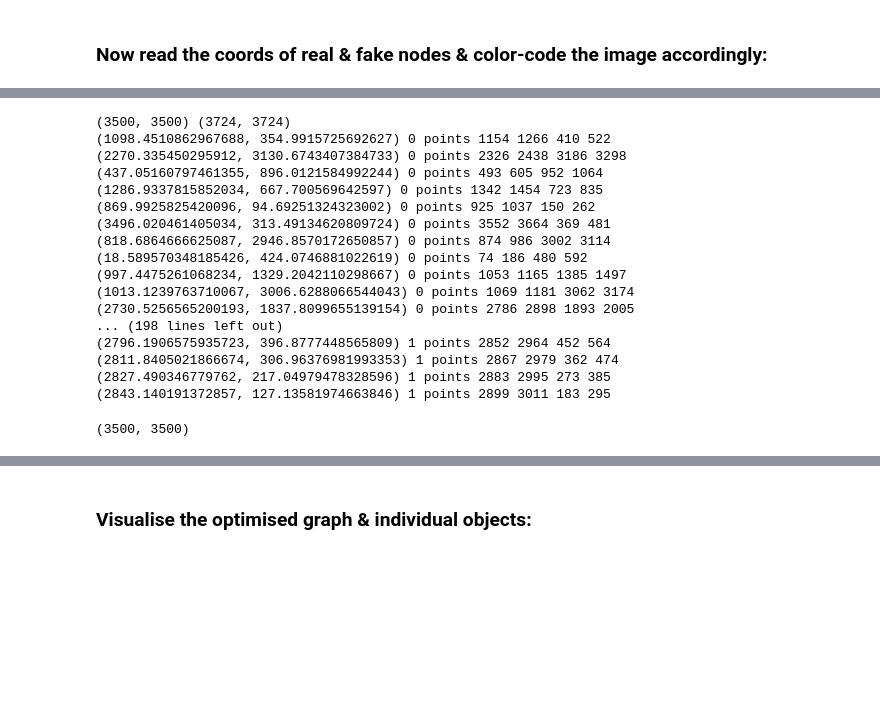
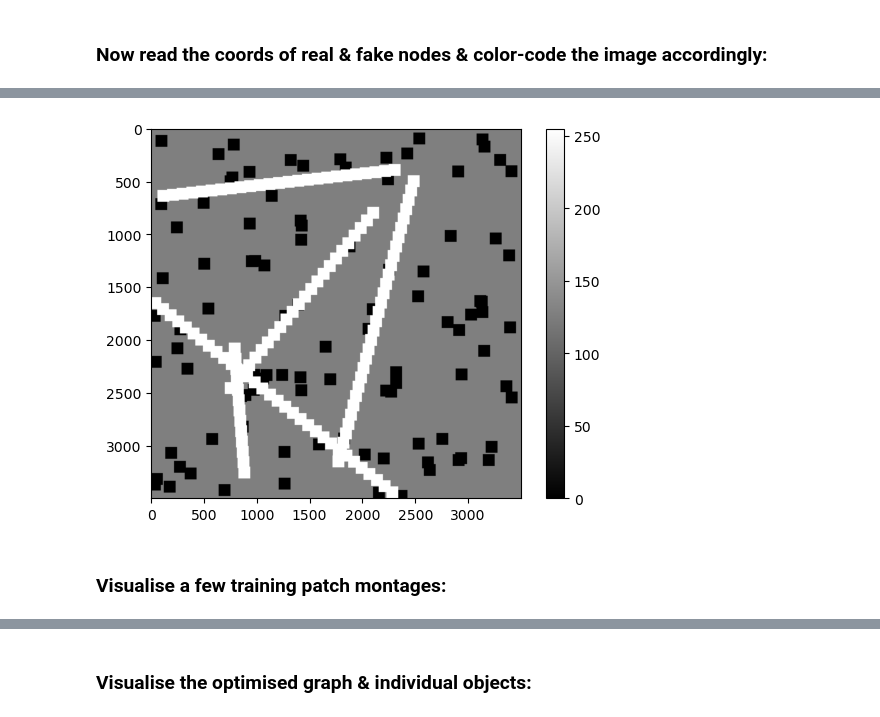
Before and after one commit to alan-turing-institute/grace, a Jupyter notebook: notebooks/optimise_image.ipynb, the cells around one changed output, grey strips where cells are left out. Drawn from its saved outputs; the diff is of its cells as text; code cells hidden in the pictures; blank space fills up the shorter version.

Commit message:
Fake dataset run.py

```diff
--- a/notebooks/optimise_image.ipynb
+++ b/notebooks/optimise_image.ipynb
@@ -141,41 +151,39 @@ real_coords.shape
 # %%
-patch_shape = (112, 112)
-patch_black = np.zeros(shape=patch_shape, dtype=image.dtype)
-patch_white = np.ones(shape=patch_shape, dtype=image.dtype)
+def synthesize_image_from_graph(G: nx.Graph, image_value: float, image_shape: tuple[int, int], patch_shape: tuple[int, int]):
+    """ Synthesizes a 2D fake image of specified shape with
+        white patch centres of real nodes (belonging to an object)
+        and black patch centres of fake nodes (random noisy nodes).
+    """
 
-img = np.pad(image, pad_width=patch_shape, mode='constant', constant_values=value)
-print (image.shape, img.shape)
+    # Create a fake image:
+    img = create_blank_image(image_value=image_value, image_shape=image_shape)
+    img = np.pad(img, pad_width=patch_shape, mode='constant', constant_values=value)
+    # print (image.shape, img.shape)
 
-for _, node in G.nodes.data():
-    coords = node[GraphAttrs.NODE_X], node[GraphAttrs.NODE_Y]
-    st_x, en_x = int(coords[0]) + patch_shape[0] - patch_shape[0] // 2, int(coords[0]) + patch_shape[0] + patch_shape[0] // 2
-    st_y, en_y = int(coords[1]) + patch_shape[1] - patch_shape[1] // 2, int(coords[1]) + patch_shape[1] + patch_shape[1] // 2
+    patch_black = np.zeros(shape=patch_shape, dtype=image.dtype)
+    patch_white = np.ones(shape=patch_shape, dtype=image.dtype) * 255
 
-    print (coords, node['label'], "points", st_x, en_x, st_y, en_y)
+    for _, node in G.nodes.data():
+        coords = node[GraphAttrs.NODE_X], node[GraphAttrs.NODE_Y]
+        st_x, en_x = int(coords[0]) + patch_shape[0] - patch_shape[0] // 2, int(coords[0]) + patch_shape[0] + patch_shape[0] // 2
+        st_y, en_y = int(coords[1]) + patch_shape[1] - patch_shape[1] // 2, int(coords[1]) + patch_shape[1] + patch_shape[1] // 2
 
-    if node['label'] > 0:  # real
-        img[st_x:en_x, st_y:en_y] = patch_white
-    else:
-        img[st_x:en_x, st_y:en_y] = patch_black
+        # print (coords, node['label'], "points", st_x, en_x, st_y, en_y)
 
-image = img[patch_shape[0]:-patch_shape[0], patch_shape[1]:-patch_shape[1]]
-image.shape
+        if node['label'] > 0:  # real node with GT = 1
+            img[st_x:en_x, st_y:en_y] = patch_white
+        else:
+            img[st_x:en_x, st_y:en_y] = patch_black
+
+    img = img[patch_shape[0]:-patch_shape[0], patch_shape[1]:-patch_shape[1]]
+    return img
-# %% [output]
-(3500, 3500) (3724, 3724)
-(1098.4510862967688, 354.9915725692627) 0 points 1154 1266 410 522
-(2270.335450295912, 3130.6743407384733) 0 points 2326 2438 3186 3298
-(437.05160797461355, 896.0121584992244) 0 points 493 605 952 1064
-(1286.9337815852034, 667.700569642597) 0 points 1342 1454 723 835
-(869.9925825420096, 94.69251324323002) 0 points 925 1037 150 262
-(3496.020461405034, 313.49134620809724) 0 points 3552 3664 369 481
-(818.6864666625087, 2946.8570172650857) 0 points 874 986 3002 3114
-(18.589570348185426, 424.0746881022619) 0 points 74 186 480 592
-(997.4475261068234, 1329.2042110298667) 0 points 1053 1165 1385 1497
-(1013.1239763710067, 3006.6288066544043) 0 points 1069 1181 3062 3174
-(2730.5256565200193, 1837.8099655139154) 0 points 2786 2898 1893 2005
-... (198 lines left out)
-(2796.1906575935723, 396.8777448565809) 1 points 2852 2964 452 564
-(2811.8405021866674, 306.96376981993353) 1 points 2867 2979 362 474
-(2827.490346779762, 217.04979478328596) 1 points 2883 2995 273 385
-(2843.140191372857, 127.13581974663846) 1 points 2899 3011 183 295
-(3500, 3500)
+# %%
+patch_shape = (112, 112)
+image = synthesize_image_from_graph(G, image_value=value, image_shape=(scale, scale), patch_shape=patch_shape)
+plt.imshow(image, cmap="binary_r")
+plt.colorbar()
+plt.show()
+# %% [output]
+[figure, added]
+# %% [markdown]
+### Visualise a few training patch montages:
```
Also changed, not shown: parts of 28 cells of this notebook, 5 other files.
